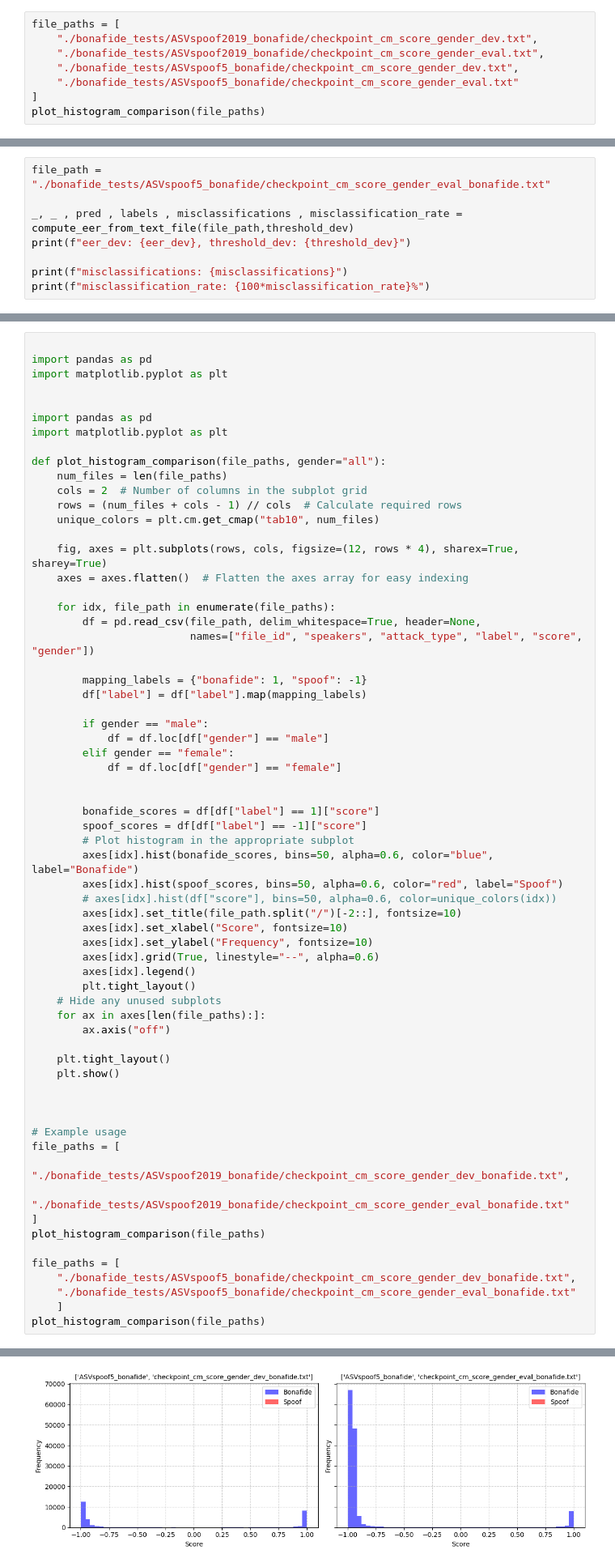
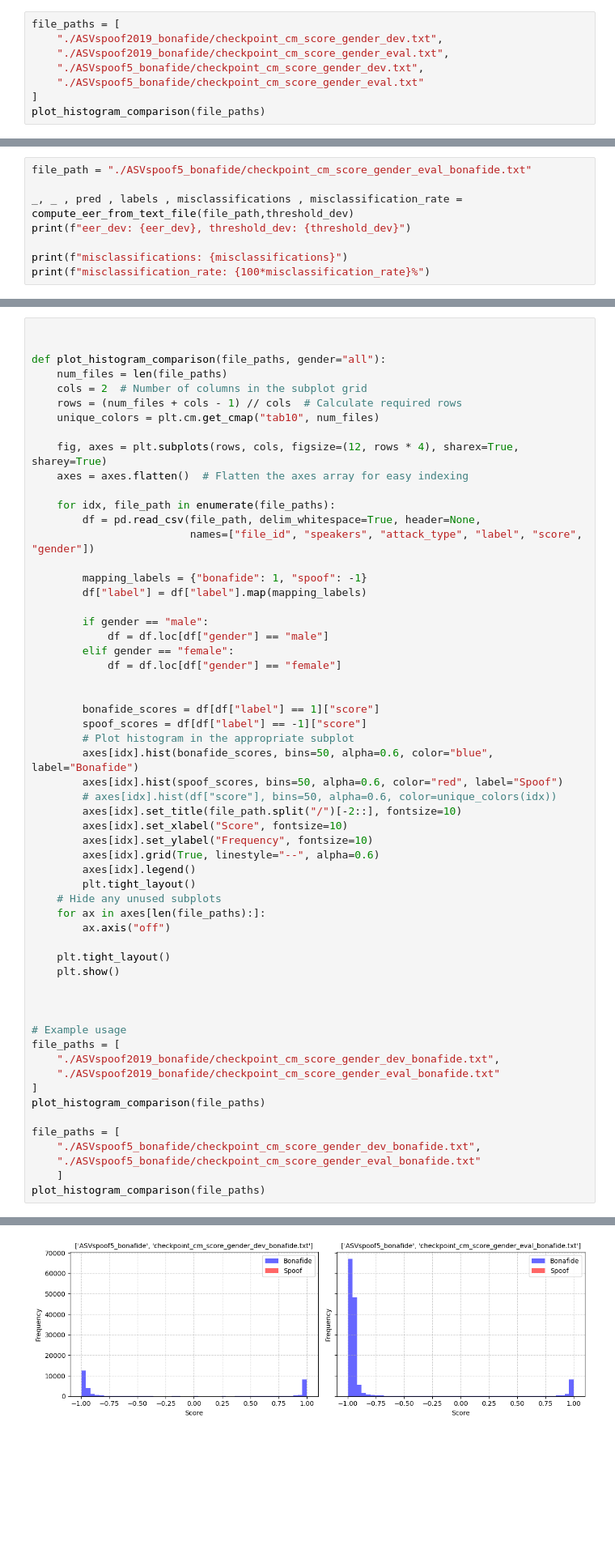
Before and after one commit to avishai111/ASVspoof2019-vs-ASVspoof5-Assessment-and-Comparison, a Jupyter notebook: OCS_System_Performance/eer_plot_text.ipynb, the cells around one changed output, grey strips where cells are left out. Shown at 81% size. Cells and saved outputs as stored; diff of their text form; blank space fills up the shorter version.

```diff
--- a/OCS_System_Performance/eer_plot_text.ipynb
+++ b/OCS_System_Performance/eer_plot_text.ipynb
@@ -88,10 +82,10 @@ plot_histogram_comparison(file_paths)
 [figure]
 # %%
 file_paths = [
-    "./bonafide_tests/ASVspoof2019_bonafide/checkpoint_cm_score_gender_dev.txt",
-    "./bonafide_tests/ASVspoof2019_bonafide/checkpoint_cm_score_gender_eval.txt",
-    "./bonafide_tests/ASVspoof5_bonafide/checkpoint_cm_score_gender_dev.txt",
-    "./bonafide_tests/ASVspoof5_bonafide/checkpoint_cm_score_gender_eval.txt"
+    "./ASVspoof2019_bonafide/checkpoint_cm_score_gender_dev.txt",
+    "./ASVspoof2019_bonafide/checkpoint_cm_score_gender_eval.txt",
+    "./ASVspoof5_bonafide/checkpoint_cm_score_gender_dev.txt",
+    "./ASVspoof5_bonafide/checkpoint_cm_score_gender_eval.txt"
 ]
 plot_histogram_comparison(file_paths)
 # %% [output]
@@ -174,5 +168,5 @@ misclassification_rate: 60.22850577647284%
 # %%
-file_path = "./bonafide_tests/ASVspoof5_bonafide/checkpoint_cm_score_gender_eval_bonafide.txt"
+file_path = "./ASVspoof5_bonafide/checkpoint_cm_score_gender_eval_bonafide.txt"
 
 _, _ , pred , labels , misclassifications , misclassification_rate = compute_eer_from_text_file(file_path,threshold_dev)
 print(f"eer_dev: {eer_dev}, threshold_dev: {threshold_dev}")
@@ -187,12 +181,6 @@ misclassification_rate: 89.37615366866636%
 ### Plotting:
 # %%
 
-import pandas as pd
-import matplotlib.pyplot as plt
-
-
-import pandas as pd
-import matplotlib.pyplot as plt
 
 def plot_histogram_comparison(file_paths, gender="all"):
     num_files = len(file_paths)
@@ -220,35 +208,35 @@ def plot_histogram_comparison(file_paths, gender="all"):
         spoof_scores = df[df["label"] == -1]["score"]
         # Plot histogram in the appropriate subplot
         axes[idx].hist(bonafide_scores, bins=50, alpha=0.6, color="blue", label="Bonafide")
         axes[idx].hist(spoof_scores, bins=50, alpha=0.6, color="red", label="Spoof")
         # axes[idx].hist(df["score"], bins=50, alpha=0.6, color=unique_colors(idx))
         axes[idx].set_title(file_path.split("/")[-2::], fontsize=10)
         axes[idx].set_xlabel("Score", fontsize=10)
         axes[idx].set_ylabel("Frequency", fontsize=10)
         axes[idx].grid(True, linestyle="--", alpha=0.6)
         axes[idx].legend()
         plt.tight_layout()
     # Hide any unused subplots
     for ax in axes[len(file_paths):]:
         ax.axis("off")
 
     plt.tight_layout()
     plt.show()
 
 
 
 # Example usage
 file_paths = [
-    "./bonafide_tests/ASVspoof2019_bonafide/checkpoint_cm_score_gender_dev_bonafide.txt",
-    "./bonafide_tests/ASVspoof2019_bonafide/checkpoint_cm_score_gender_eval_bonafide.txt"
+    "./ASVspoof2019_bonafide/checkpoint_cm_score_gender_dev_bonafide.txt",
+    "./ASVspoof2019_bonafide/checkpoint_cm_score_gender_eval_bonafide.txt"
 ]
 plot_histogram_comparison(file_paths)
 
 file_paths = [
-    "./bonafide_tests/ASVspoof5_bonafide/checkpoint_cm_score_gender_dev_bonafide.txt",
-    "./bonafide_tests/ASVspoof5_bonafide/checkpoint_cm_score_gender_eval_bonafide.txt"
+    "./ASVspoof5_bonafide/checkpoint_cm_score_gender_dev_bonafide.txt",
+    "./ASVspoof5_bonafide/checkpoint_cm_score_gender_eval_bonafide.txt"
     ]
 plot_histogram_comparison(file_paths)
 # %% [output]
 [figure]
-[figure, old version]
+[figure, new version]
```
Also changed, not shown: parts of 14 cells of this notebook, 2 other files.
